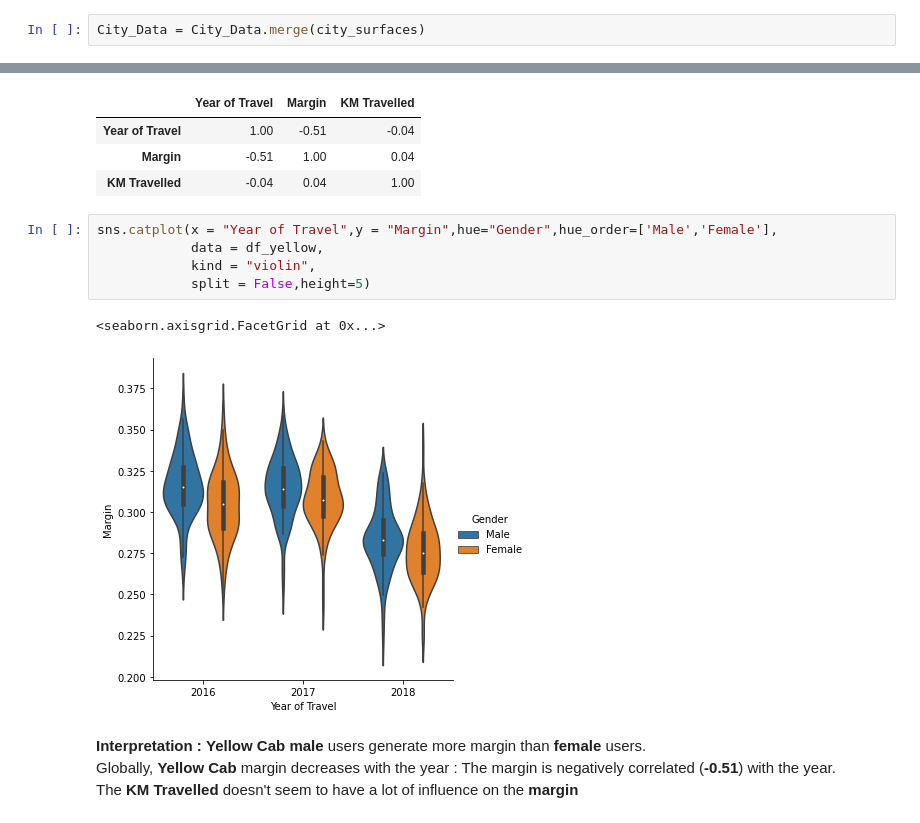
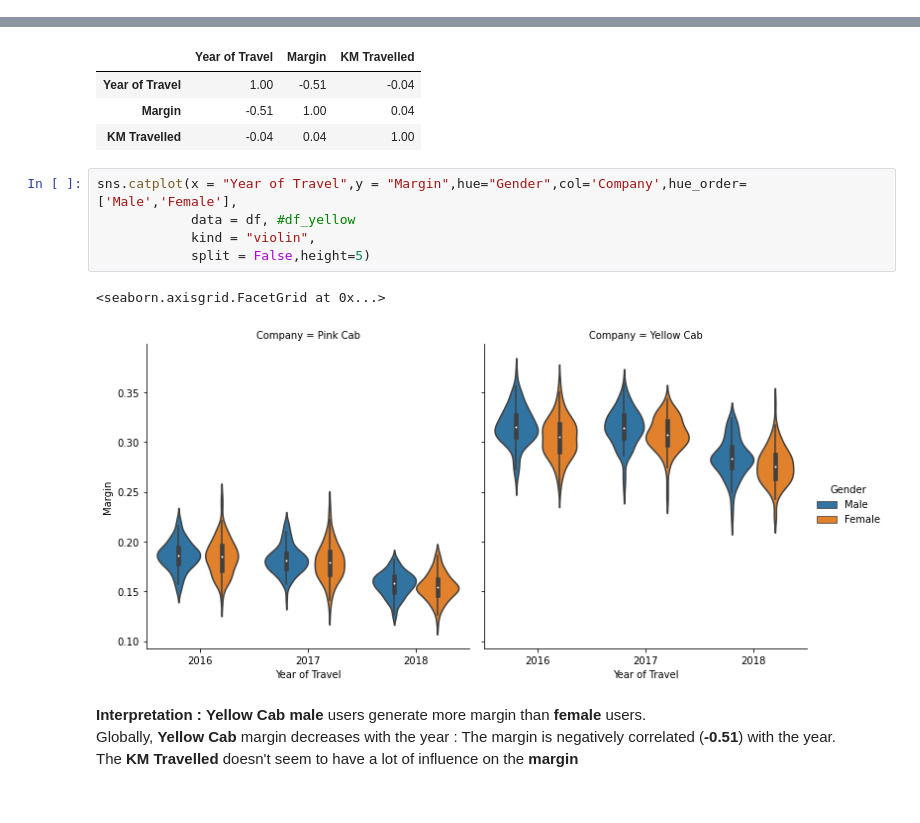
Before and after one commit to Rim-B/Cab_Investment, a Jupyter notebook: Cab Investment EDA.ipynb, the cells around one changed output, grey strips where cells are left out. Drawn from its saved outputs; the diff is of its cells as text.

```diff
--- a/Cab Investment EDA.ipynb
+++ b/Cab Investment EDA.ipynb
@@ -314,5 +304,3 @@ city_surfaces = pd.DataFrame.from_dict(city_surfaces_dictio)
-# %%
-City_Data = City_Data.merge(city_surfaces)
 # %% [markdown]
 ## Customer_Data <a class="anchor" id="Customer_Data"></a>
 # %% [markdown]
@@ -802,13 +907,13 @@ df_yellow[["Year of Travel","Margin","KM Travelled"]].corr().round(2)
 | Margin | -0.51 | 1.00 | 0.04 |
 | KM Travelled | -0.04 | 0.04 | 1.00 |
 # %%
-sns.catplot(x = "Year of Travel",y = "Margin",hue="Gender",hue_order=['Male','Female'],
-            data = df_yellow,
+sns.catplot(x = "Year of Travel",y = "Margin",hue="Gender",col='Company',hue_order=['Male','Female'],
+            data = df, #df_yellow
             kind = "violin",
             split = False,height=5)
 # %% [output]
 <seaborn.axisgrid.FacetGrid at 0x...>
-[figure, old version]
+[figure, new version]
 # %% [markdown]
 **Interpretation :** **Yellow Cab** **male** users generate more margin than **female** users.<br>
 Globally, **Yellow Cab** margin decreases with the year : The margin is negatively correlated (**-0.51**) with the year.<br>
```
Also changed, not shown: parts of 38 cells of this notebook, 1 other file.
